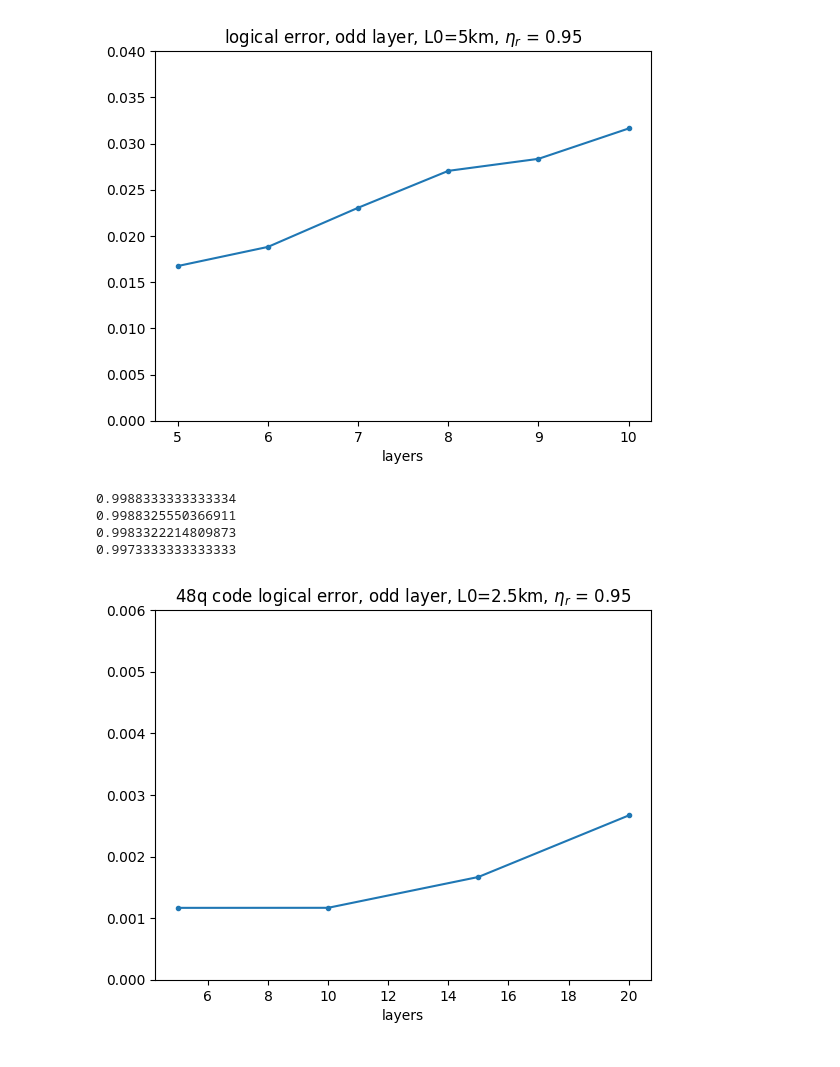
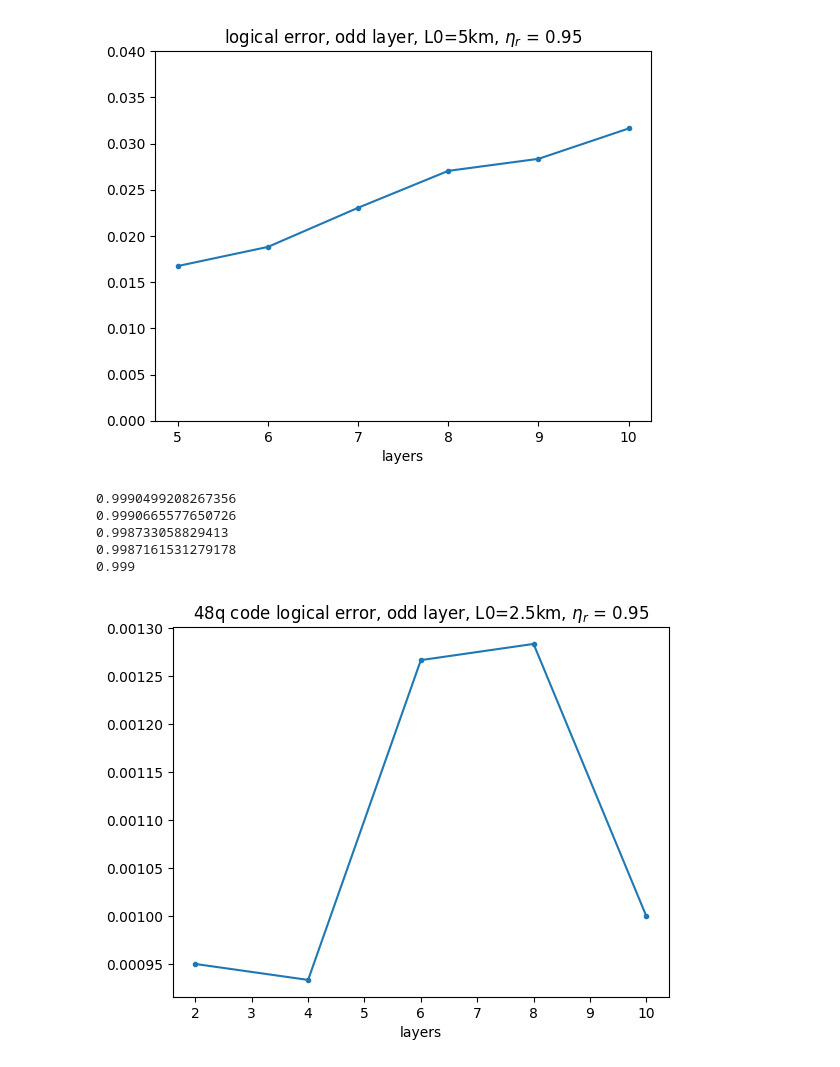
Before and after one commit to dh-dz/repeater_pauli, a Jupyter notebook: plot.ipynb, the cells around one changed output. Drawn from its saved outputs; the diff is of its cells as text; code cells hidden in the pictures.

```diff
--- a/plot.ipynb
+++ b/plot.ipynb
@@ -102,28 +102,30 @@ def file_reader_48q(fname_in,repeat):
     else:
         return 0,0,0
 # %%
-repeat = 8
-Nl_list = [5,10,15,20]
+repeat = 60
+#Nl_list = [5,6,7,8,9,10,12,14,15,16,18,20]
+Nl_list = [2,4,6,8,10]
 log_err = []
 p_r = 0.05
 for Nl in Nl_list:
     #f2 = "pauli/7q_layers/" + "even_Nl_%d" % (Nl)
 
-    f2 = "pauli/48q/" + "odd_p_%.2f_Nl_%d" % (p_r,Nl)
+    f2 = "pauli/48q_1/" + "odd_p_%.2f_Nl_%d" % (p_r,Nl)
     succ_prob_X, p_list, Ntot = file_reader_48q(f2,repeat)
     print(sum((succ_prob_X*Ntot)[0,:])/sum(Ntot))
     log_err.append(sum((succ_prob_X*Ntot)[0,:])/sum(Ntot))
 # %% [output]
-0.9988333333333334
-0.9988325550366911
-0.9983322214809873
-0.9973333333333333
+0.9990499208267356
+0.9990665577650726
+0.998733058829413
+0.9987161531279178
+0.999
 # %%
 plt.plot(Nl_list, 1-np.array(log_err),'.-')
-plt.ylim([0.0,0.006])
+#plt.ylim([0.0,0.006])
 #plt.yscale("log")
 plt.xlabel('layers')
 plt.title('48q code logical error, odd layer, L0=2.5km, $\eta_r$ = 0.95')
 plt.savefig("48qlogicalerrorVSlayers_odd.pdf")
 # %% [output]
-[figure, old version]
+[figure, new version]
```
Also changed, not shown: 4 other files.
